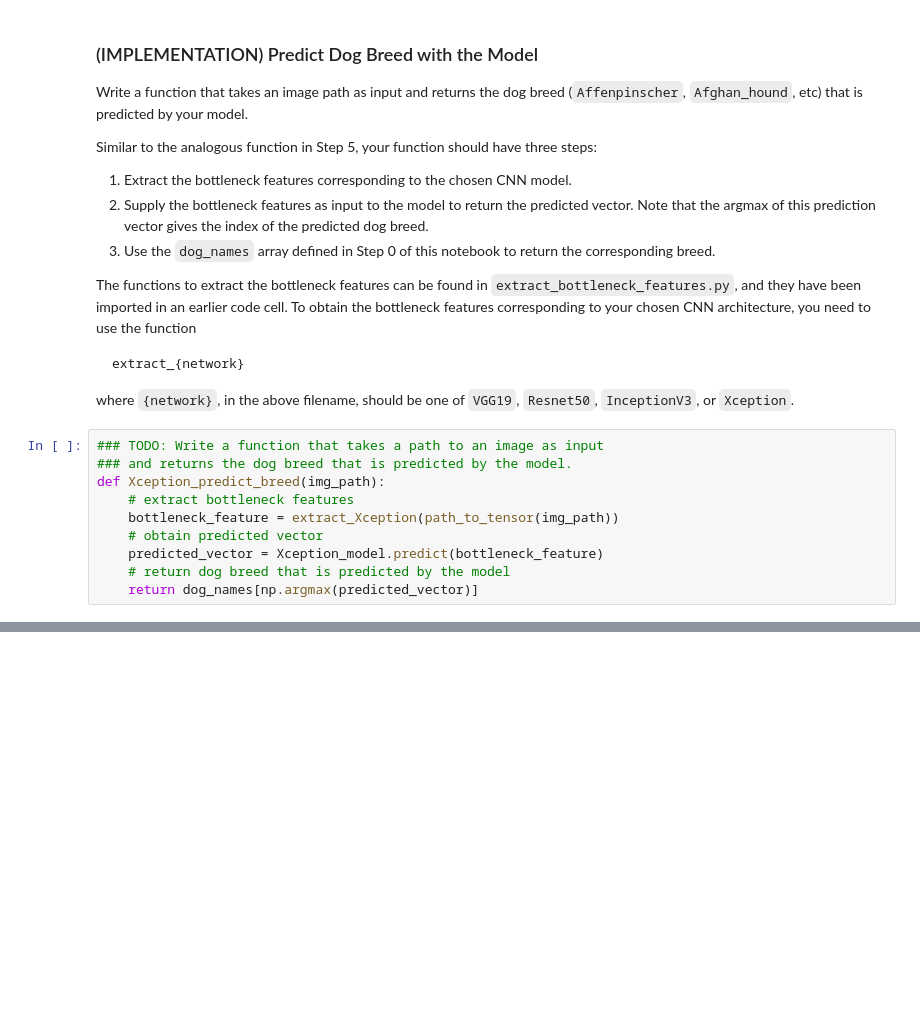
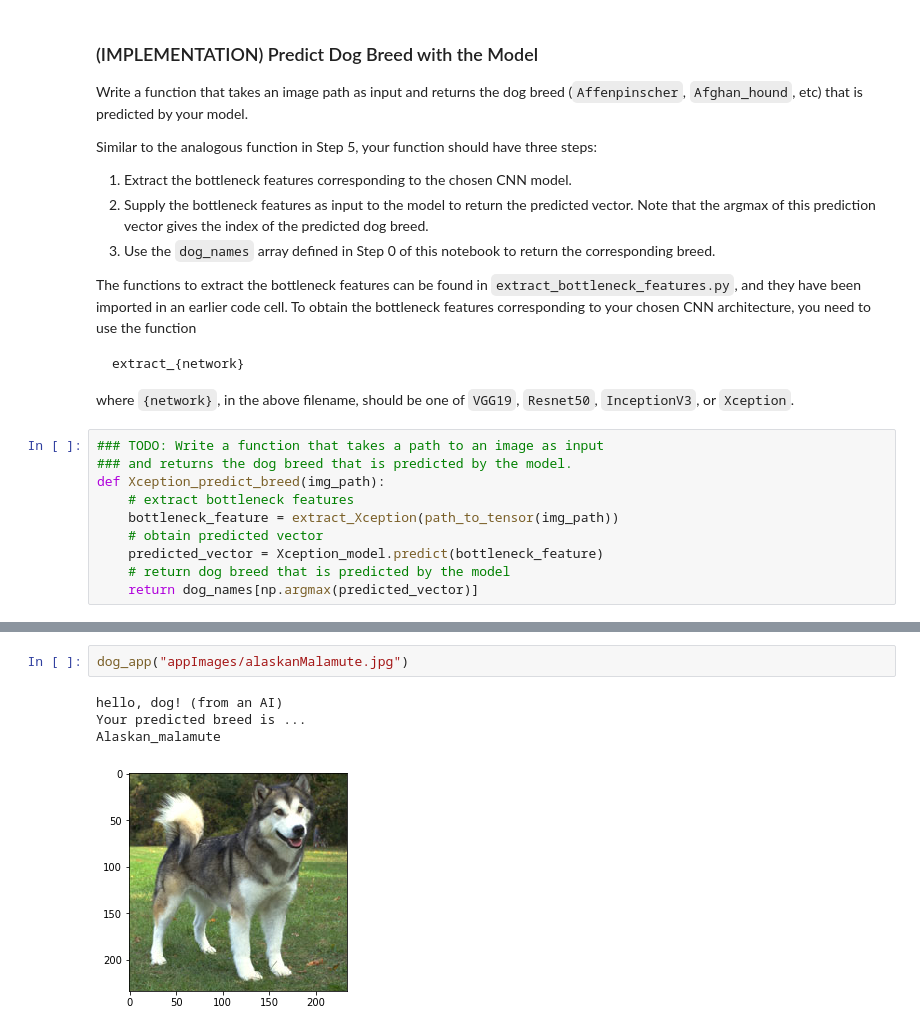
Before and after one commit to zmy/dog-project, a Jupyter notebook: dog_app.ipynb, the cells around one changed output, grey strips where cells are left out. Cells and saved outputs as stored; diff of their text form; blank space fills up the shorter version.

```diff
--- a/dog_app.ipynb
+++ b/dog_app.ipynb
@@ -868,0 +879,7 @@ False
+# %%
+dog_app("appImages/alaskanMalamute.jpg")
+# %% [output]
+hello, dog! (from an AI)
+Your predicted breed is ...
+Alaskan_malamute
+[figure, added]
```
Also changed, not shown: parts of 11 cells of this notebook.
